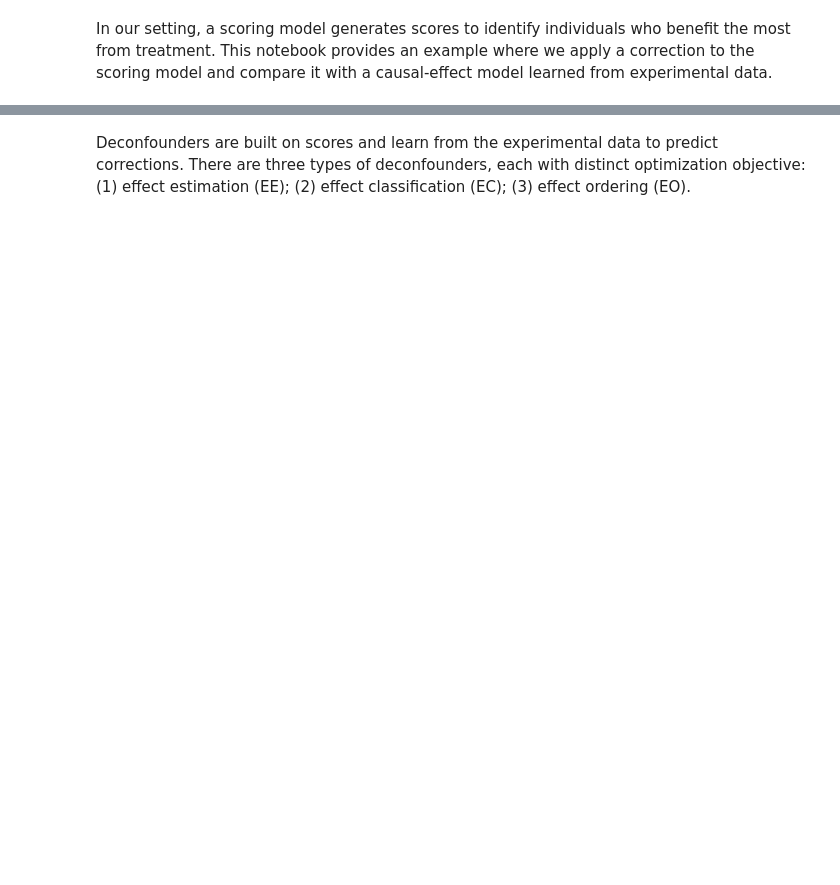
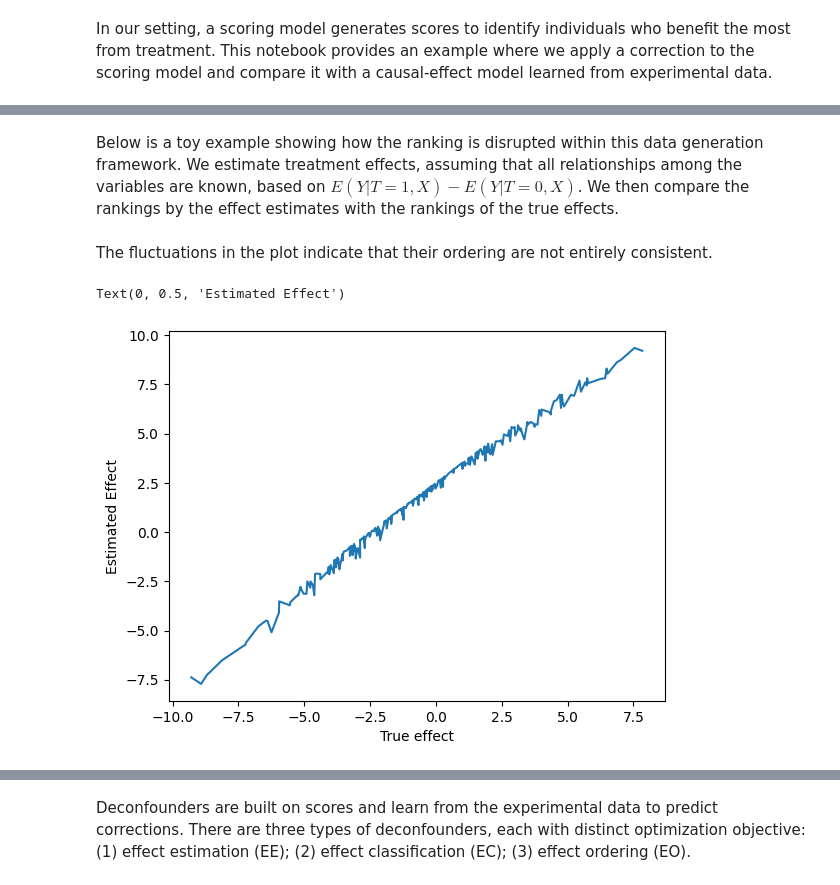
Before and after one commit to ferlocar/deconfounder, a Jupyter notebook: examples/simulation.ipynb, the cells around one changed output, grey strips where cells are left out. Saved outputs shown, nothing was run; the diff lists cells and outputs as text; code cells hidden in the pictures; blank space fills up the shorter version.

```diff
--- a/examples/simulation.ipynb
+++ b/examples/simulation.ipynb
@@ -172,0 +216,31 @@ Yc
+# %% [markdown]
+Below is a toy example showing how the ranking is disrupted within this data generation framework. We estimate treatment effects, assuming that all relationships among the variables are known, based on $E(Y|T=1, X)-E(Y|T=0, X)$. We then compare the rankings by the effect estimates with the rankings of the true effects.
+# %%
+# Generate data
+dg_toy = DataGenerator(
+    n_features=100,
+    keep_order=False,
+    alpha_0=10.0,
+)
+
+dg_toy.reset_coef()
+
+n_toy = 300
+X_toy, t_toy, y_toy, c_toy, y0_toy = dg_toy.generate_data(n_toy, is_exp=False)
+
+# Estimate effects
+c_est = []
+for i in range(n_toy):
+    c_est.append(dg_toy.estimate_conf_cate(X_toy[i], n=3000))
+c_est = np.array(c_est)
+# %% [markdown]
+The fluctuations in the plot indicate that their ordering are not entirely consistent.
+# %%
+order = np.argsort(c_toy)
+
+plt.plot(c_toy[order], c_est[order])
+plt.xlabel('True effect')
+plt.ylabel('Estimated Effect')
+# %% [output]
+Text(0, 0.5, 'Estimated Effect')
+[figure, added]
```
Also changed, not shown: parts of 22 cells of this notebook, 3 other files.
